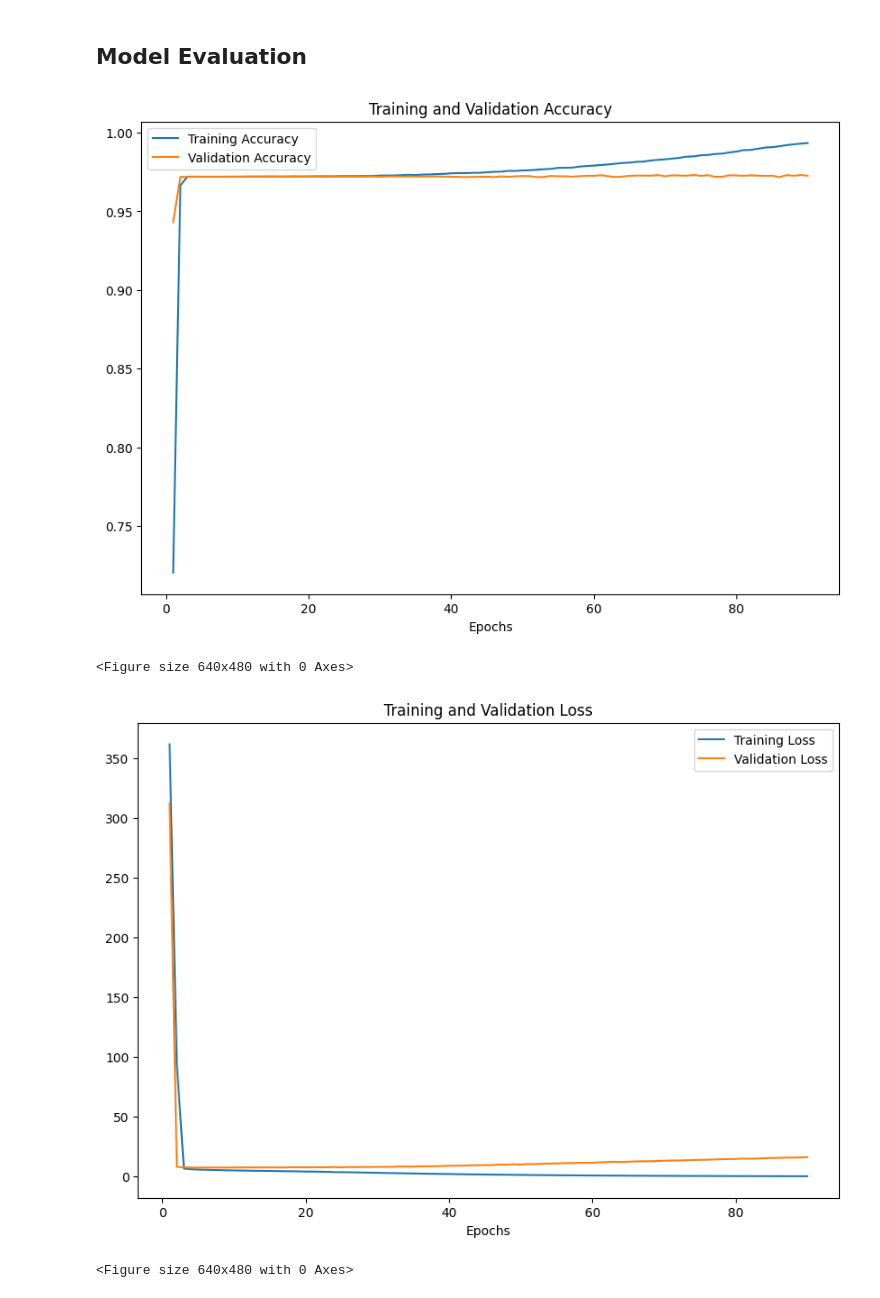
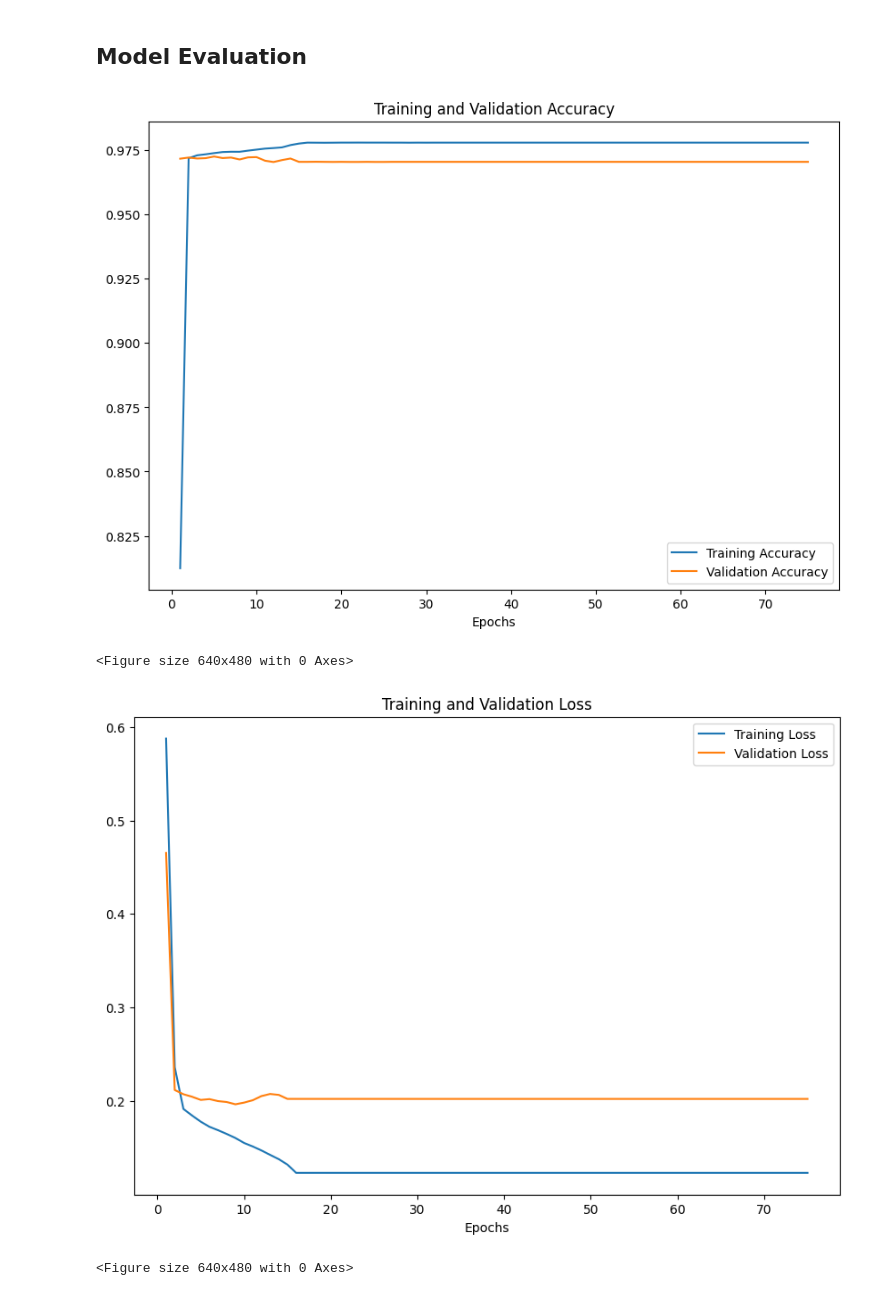
Before and after one commit to OlivesnPink/CompHealthAndMedFinal, a Jupyter notebook: InceptionExperiments.ipynb, the cells around one changed output. Drawn from its saved outputs; the diff is of its cells as text; code cells hidden in the pictures.

Commit message:
Add StepLR scheduler

```diff
--- a/InceptionExperiments.ipynb
+++ b/InceptionExperiments.ipynb
@@ -62,7 +62,7 @@ training_dataset = FundusImageDataset(training_metadata, TRAINING_SET_PATH, tran
 validation_dataset = FundusImageDataset(validation_metadata, VALIDATION_SET_PATH, transform)
 testing_dataset = FundusImageDataset(testing_metadata, TESTING_SET_PATH, transform)
 
-batch_size = 32
+batch_size = 16
 num_workers = 16
 
 training_sampler = torch.utils.data.RandomSampler(training_dataset)
@@ -106,8 +192,21 @@ Then, we set up the class weights, loss function, and optimizer.
+# %%
+from torchmetrics.classification import MultilabelF1Score
+
+# Create loss function with given weights calculated
+pos_weights = torch.FloatTensor(pos_weights).to(device)
+criterion = torch.nn.BCEWithLogitsLoss(pos_weight=pos_weights).cuda()
+
+# array used to average out predictions
+total_probs = np.zeros((testing_metadata.shape[0], label_count))
+
+# targets for using F1 test
+targets = torch.from_numpy(testing_metadata.iloc[:, 1:].to_numpy().astype(np.float32))
 # %%
-combined_metadata = pd.concat([training_metadata, validation_metadata, testing_metadata], ignore_index=True)
-frequencies = combined_metadata.drop('ID', axis=1).sum().to_numpy()
-weights = torch.FloatTensor((len(combined_metadata) - frequencies) / frequencies)
-weights = weights.to(device)
-criterion = nn.BCEWithLogitsLoss(weights)
+#combined_metadata = pd.concat([training_metadata, validation_metadata, testing_metadata], ignore_index=True)
+#frequencies = combined_metadata.drop('ID', axis=1).sum().to_numpy()
+#weights = torch.FloatTensor((len(combined_metadata) - frequencies) / frequencies)
+#weights = weights.to(device)
+#criterion = nn.BCEWithLogitsLoss(weights)
 optimizer = torch.optim.Adam(model.parameters(), lr=1e-5)
-display(weights)
+lr_scheduler = torch.optim.lr_scheduler.StepLR(optimizer, step_size=15, gamma=1e-5)
+#display(weights)
@@ -125,20 +215,21 @@ tensor([   3.7833,    4.0633,   17.9349,    5.1185,   12.9130,   18.1617,
 # %%
 evaluator = ModelEvaluator(
     training_loader,
     validation_loader,
     testing_loader,
     criterion,
     optimizer,
-    device
+    device,
+    lr_scheduler=lr_scheduler
 )
 
-results = evaluator.train(model, 90)
+results = evaluator.train(model, 75)
 results.show_accuracies()
 results.show_losses()
 # %% [output]
-[figure, old version]
+[figure, new version]
 <Figure size 640x480 with 0 Axes>
-[figure, old version]
+[figure, new version]
 <Figure size 640x480 with 0 Axes>
 # %%
 matrices = evaluator.test(model)
```
Also changed, not shown: parts of 7 cells of this notebook, 1 other file.
